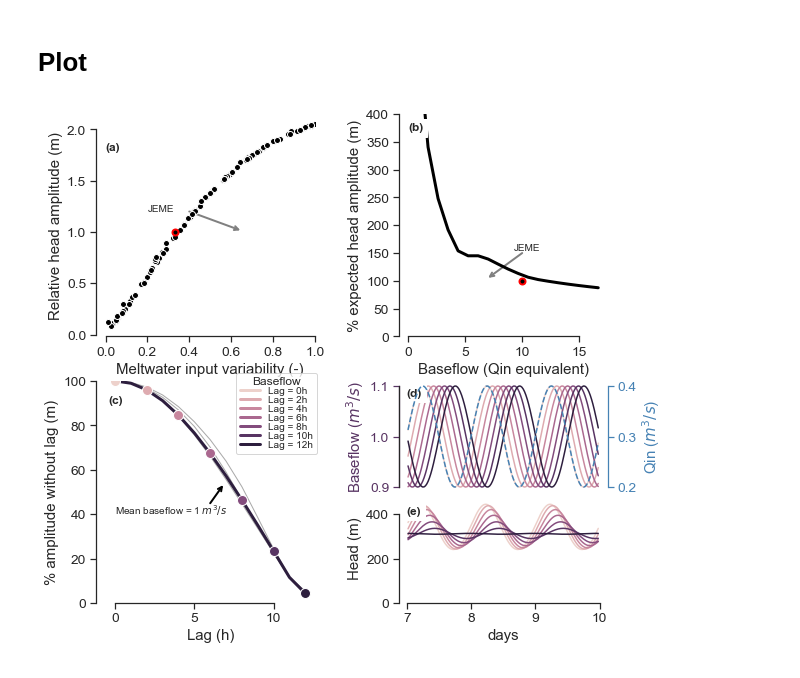
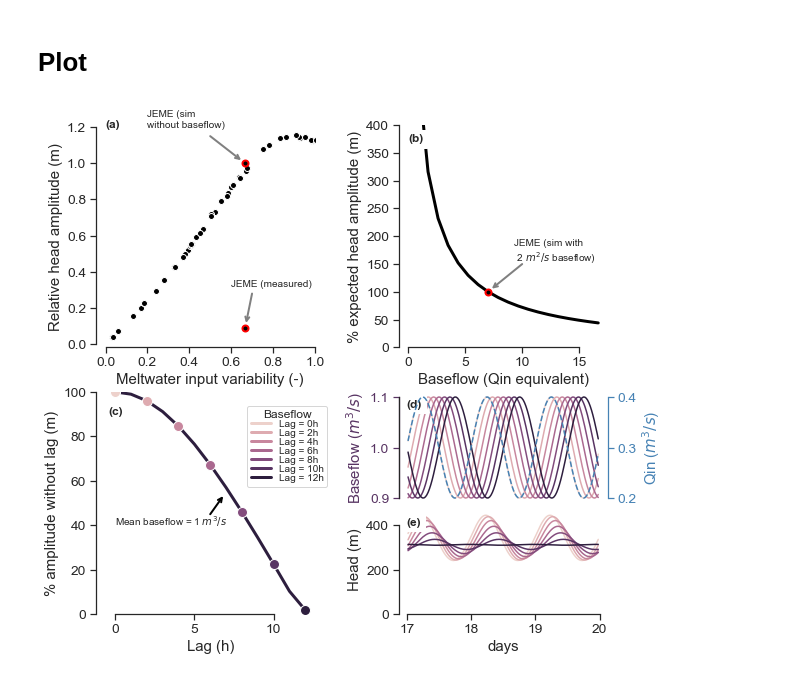
Before and after one commit to cctrunz/ModelRepo_pyMouShBaseflow_paper, a Jupyter notebook: Plot_corr_Baseflow_paper.ipynb, the cells around one changed output. Drawn from its saved outputs; the diff is of its cells as text; code cells hidden in the pictures.

Commit message:
fixed equilibrium  issue in Plot_corr_Baseflow_paper.ipynb

```diff
--- a/Plot_corr_Baseflow_paper.ipynb
+++ b/Plot_corr_Baseflow_paper.ipynb
@@ -31,12 +31,12 @@ initial_head = ice_thickness
 
 
 time_start = 0
-time_end = time_start + 10*secinday #55
+time_end = time_start + 20*secinday #55
 timestep = 30*60 #seconds #timestep is longer to reduce the volume of data
 time = TimeStamps(time_start,time_end,timestep)
 
 # how many days to account for the calculation of the min and max of head
-idx_nday = 5*24 #days*number of half an hour in a day
+idx_nday = -2*48 #days*number of half an hour in a day
 
 from numpy.random import default_rng
 expected_head_amplitude = 50 # or 55 based of visual measurements of the head amplitude in JEME data
@@ -68,7 +68,7 @@ for idx_run in np.arange(n_run_sim1):
                         temperature_profile = temperature_profile)
 
     #only take values of amplitude smaller or equal to the mean
-    if Qin_mean_run[idx_run]>=Qin_amplitude_run[idx_run]:
+    if Qin_mean_run[idx_run]>=2*Qin_amplitude_run[idx_run]:
 
         for idx,t in enumerate(time) :
             moulin.run1step(time,
@@ -202,11 +202,11 @@ ax4bis = ax4.twinx()
 ax5 = plt.subplot(gs4[1,0])
 
 #Sensitivity to meltwater input
-ax1.plot((np.array(Qin_amp_sim1))/np.array(Qin_mean_sim1),(np.array(head_amp_sim1)/original_head_amplitude),
+#multiply Qin_amp_sim1 by 2
+ax1.plot((np.array(Qin_amp_sim1))*2/np.array(Qin_mean_sim1),(np.array(head_amp_sim1)/original_head_amplitude),
          linestyle='',marker='o',markeredgecolor='white', color='black')
-#ax1.plot([0,0.35],[100,100],linestyle='--', color='grey')
-#ax1.plot([0.35,0.35],[0,100],linestyle='--', color='grey')
-ax1.plot(0.1/0.3,1,marker='o',markeredgewidth=2,markeredgecolor='red', color='black')
+ax1.plot(0.2/0.3,1,marker='o',markeredgewidth=2,markeredgecolor='red', color='black')
+ax1.plot(0.2/0.3,0.09,marker='o',markeredgewidth=2,markeredgecolor='red', color='black')
 ax1.set_xlim([0,1])
 ax1.set_ylabel('Relative head amplitude (m)')
 ax1.set_xlabel('Meltwater input variability (-)')#('bf_amplitude/bf_mean')
@@ -216,9 +216,7 @@ sns.despine(offset=[10,0],trim=True, ax=ax1)
 ax2.plot(np.array(bf_mean_sim2)/np.array(Qin_mean_sim2),
         (np.array(head_amp_sim2)/expected_head_amplitude)*100,
          linestyle='-',marker='', linewidth=3, color='black', label='expected')
-ax2.plot(3/0.3,100,marker='o', markeredgewidth=2,markeredgecolor='red', color='black')
-#ax2.plot([0,4.2],[100,100],linestyle='--', color='grey')
-#ax2.plot([4.2,4.2],[0,100],linestyle='--', color='grey')
+ax2.plot(2.1/0.3,100,marker='o', markeredgewidth=2,markeredgecolor='red', color='black')
 ax2.set_ylabel('% expected head amplitude (m)')
 ax2.set_xlabel('Baseflow (Qin equivalent)')#('bf_amplitude/bf_mean')
 ax2.set_ylim([0,400])
@@ -231,9 +229,9 @@ palette_lag = sns.cubehelix_palette(n_colors=len(head_lag[:,0]))
 
 #Lag -- per baseflow
 
-ax3.plot(lags,(head_amp_lag[0,:]/head_amp_lag[0,0])*100,linestyle='-', linewidth=1, color='darkgrey')
-ax3.plot(lags,(head_amp_lag[1,:]/head_amp_lag[1,0])*100,linestyle='-', linewidth=1, color='darkgrey')
-ax3.plot(lags,(head_amp_lag[2,:]/head_amp_lag[2,0])*100,linestyle='-', linewidth=1, color='darkgrey')
+#ax3.plot(lags,(head_amp_lag[0,:]/head_amp_lag[0,0])*100,linestyle='-', linewidth=1, color='darkgrey')
+#ax3.plot(lags,(head_amp_lag[1,:]/head_amp_lag[1,0])*100,linestyle='-', linewidth=1, color='darkgrey')
+#ax3.plot(lags,(head_amp_lag[2,:]/head_amp_lag[2,0])*100,linestyle='-', linewidth=1, color='darkgrey')
 
 ax3.plot(lags,(head_amp_lag[3,:]/head_amp_lag[3,0])*100,linestyle='-', linewidth=3,
                label='mean = %s $m^3/s$'%bf_mean_sim3[3],
@@ -277,39 +275,43 @@ ax5.set_ylabel('Head (m)')
 ax5.set_xlabel('days')
 sns.despine(offset=[0,0],trim=True, ax=ax5)
 
 
 elements = [Line2D([0], [0], color=palette_lag[0], lw=3, label='Lag = 0h'),
             Line2D([0], [0], color=palette_lag[2], lw=3, label='Lag = 2h'),
             Line2D([0], [0], color=palette_lag[4], lw=3, label='Lag = 4h'),
             Line2D([0], [0], color=palette_lag[6], lw=3, label='Lag = 6h'),
             Line2D([0], [0], color=palette_lag[8], lw=3, label='Lag = 8h'),
             Line2D([0], [0], color=palette_lag[10], lw=3, label='Lag = 10h'),
             Line2D([0], [0], color=palette_lag[12], lw=3, label='Lag = 12h')]
 
 #ax4bis.legend(prop={'size': 10}, loc='center left', bbox_to_anchor=(0, 0.35))
-ax3.legend(handles=elements, loc=3, bbox_to_anchor=(0.6, 0.65), labelspacing=0,
+ax3.legend(handles=elements, loc=3, bbox_to_anchor=(0.65, 0.55), labelspacing=0,
            prop={'size': 10}, title='Baseflow',title_fontsize=12)
 
-ax1.add_artist(ConnectionPatch((0.4,1.2),(0.2/0.3,1),'data','data', shrinkB=5,
+ax1.add_artist(ConnectionPatch((0.5,1.15),(0.2/0.3,1),'data','data', shrinkB=5,
                 arrowstyle="->", color='grey', linewidth=2))
-ax1.text(0.2,1.2,'JEME',fontsize=10)
+ax1.text(0.2,1.2,'JEME (sim \nwithout baseflow)',fontsize=10)
 
-ax2.add_artist(ConnectionPatch((10,150),(2/0.3,100),'data','data', shrinkB=5,
+ax1.add_artist(ConnectionPatch((0.7,0.28),(0.2/0.3,0.09),'data','data', shrinkB=5,
                 arrowstyle="->", color='grey', linewidth=2))
-ax2.text(9.3,155,'JEME',fontsize=10)
+ax1.text(0.6,0.32,'JEME (measured)',fontsize=10)
+
+ax2.add_artist(ConnectionPatch((10,150),(2.1/0.3,100),'data','data', shrinkB=5,
+                arrowstyle="->", color='grey', linewidth=2))
+ax2.text(9.3,155,'JEME (sim with \n 2 $m^2/s$ baseflow)',fontsize=10)
 
 ax3.add_artist(ConnectionPatch((6,45),(7,55),'data','data', shrinkB=5,
                 arrowstyle="->", color='black', linewidth=2))
 ax3.text(0,40,'Mean baseflow = 1 $m^3/s$',fontsize=10)
 
 #letters
-ax1.text(0,1.8,'(a)',fontsize=12, weight='bold', bbox=dict(facecolor='white'))
+ax1.text(0,1.2,'(a)',fontsize=12, weight='bold', bbox=dict(facecolor='white'))
 ax2.text(0,370,'(b)',fontsize=12, weight='bold', bbox=dict(facecolor='white'))
 ax3.text(-0.4,90,'(c)',fontsize=12, weight='bold', bbox=dict(facecolor='white'))
-ax4.text(7,1.08,'(d)',fontsize=12, weight='bold', bbox=dict(facecolor='white'))
-ax5.text(7,400,'(e)',fontsize=12, weight='bold', bbox=dict(facecolor='white'))
+ax4.text(17,1.08,'(d)',fontsize=12, weight='bold', bbox=dict(facecolor='white'))
+ax5.text(17,400,'(e)',fontsize=12, weight='bold', bbox=dict(facecolor='white'))
 
 
 plt.savefig('Figure_TC/fig06.pdf')
 # %% [output]
-[figure, old version]
+[figure, new version]
```
Also changed, not shown: 4 other files.
